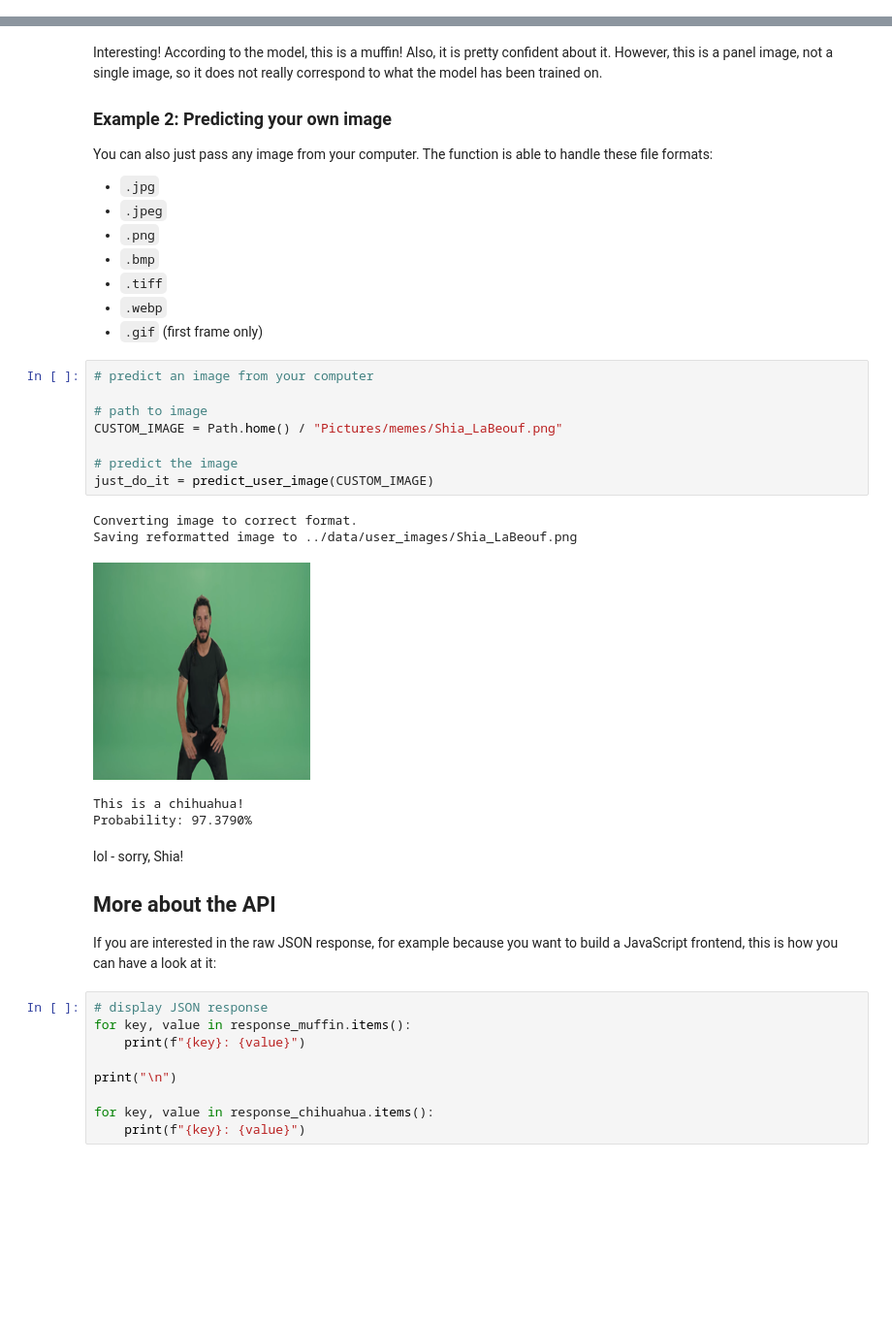
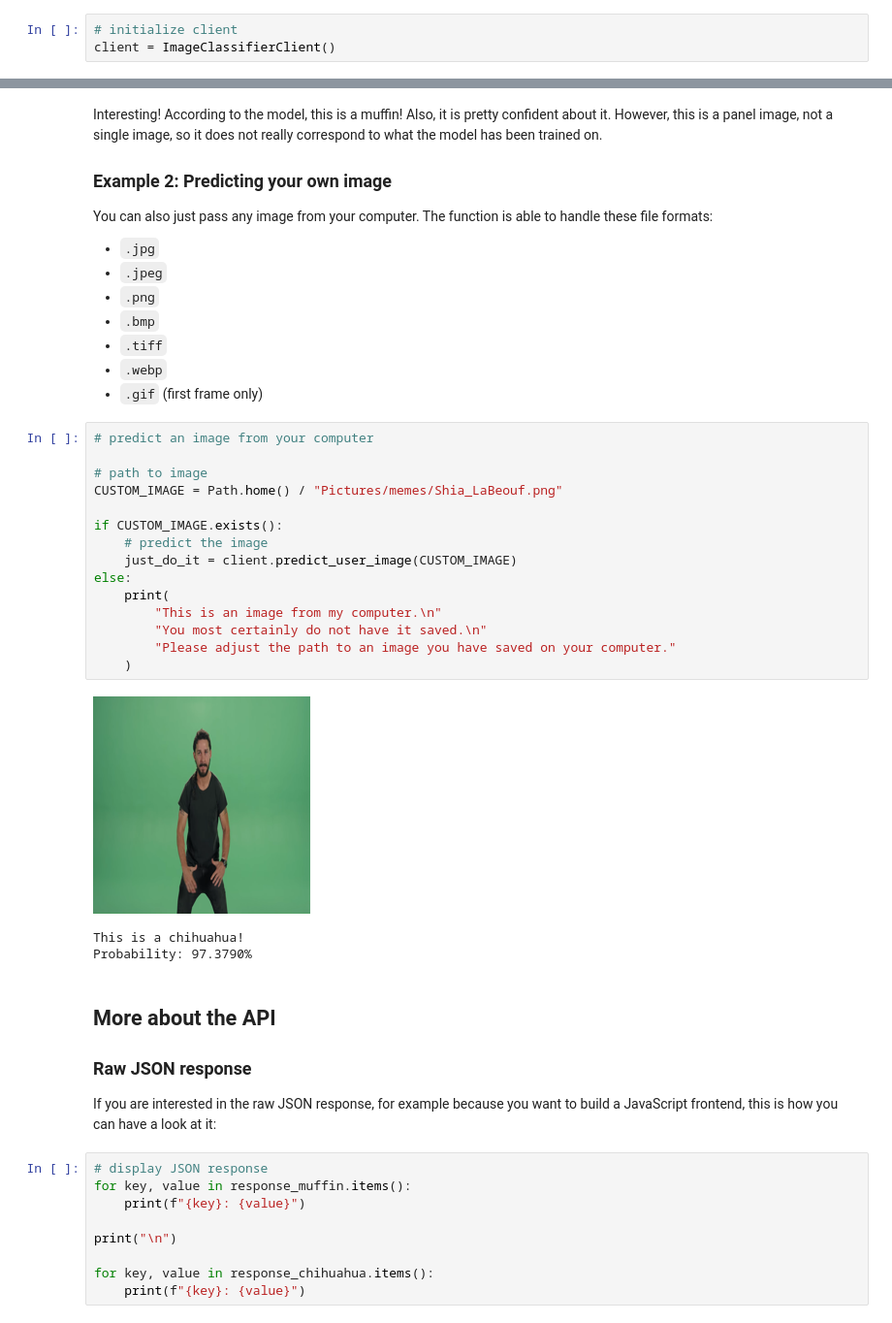
Before and after one commit to fabianjkrueger/muffin_vs_chihuahua, a Jupyter notebook: notebooks/test_api.ipynb, the cells around one changed output, grey strips where cells are left out. Shown at 97% size. Drawn from its saved outputs; the diff is of its cells as text; blank space fills up the shorter version.

Commit message:
Implemented model client usable in python when model is hosted. Adapted notebook for testing it to use the client. Ignored pycache in .gitignore.

```diff
--- a/notebooks/test_api.ipynb
+++ b/notebooks/test_api.ipynb
@@ -179,0 +86,3 @@ def predict_user_image(image_path):
+# %%
+# initialize client
+client = ImageClassifierClient()
@@ -328,21 +269,26 @@ The function is able to handle these file formats:
 # %%
 # predict an image from your computer
 
 # path to image
 CUSTOM_IMAGE = Path.home() / "Pictures/memes/Shia_LaBeouf.png"
 
-# predict the image
-just_do_it = predict_user_image(CUSTOM_IMAGE)
+if CUSTOM_IMAGE.exists():
+    # predict the image
+    just_do_it = client.predict_user_image(CUSTOM_IMAGE)
+else:
+    print(
+        "This is an image from my computer.\n"
+        "You most certainly do not have it saved.\n"
+        "Please adjust the path to an image you have saved on your computer."
+    )
 # %% [output]
+[figure]
-Converting image to correct format.
-Saving reformatted image to ../data/user_images/Shia_LaBeouf.png
+This is a chihuahua!
+Probability: 97.3790%
-[figure]
-This is a chihuahua!
-Probability: 97.3790%
 # %% [markdown]
-lol - sorry, Shia!
+## More about the API
 
-## More about the API
+### Raw JSON response
 
 If you are interested in the raw JSON response,
 for example because you want to build a JavaScript frontend,
```
Also changed, not shown: parts of 16 cells of this notebook, 2 other files.
